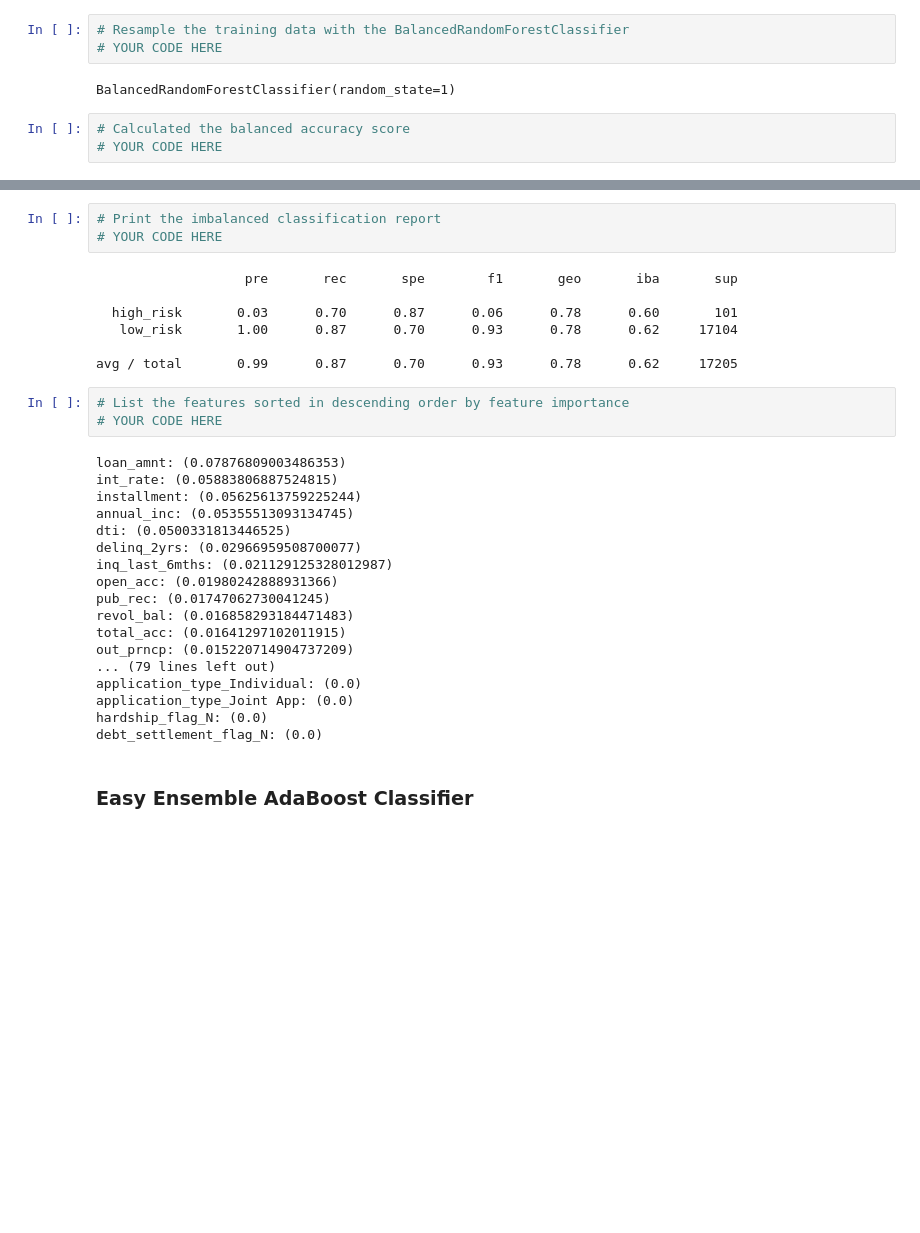
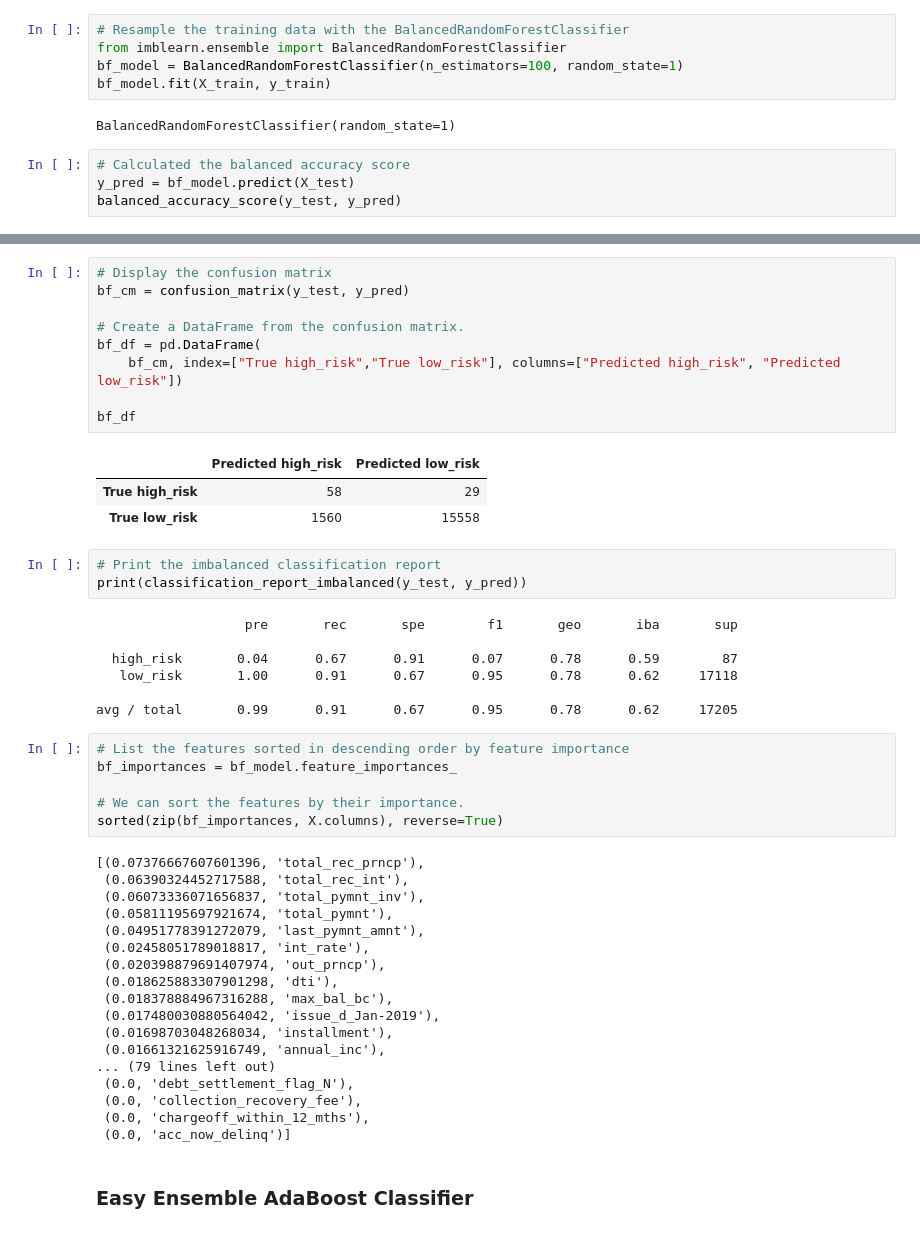
Before and after one commit to chris-bly/Credit_Risk_Analysis, a Jupyter notebook: credit_risk_ensemble.ipynb, the cells around one changed output, grey strips where cells are left out. Cells and saved outputs as stored; diff of their text form; blank space fills up the shorter version.

```diff
--- a/credit_risk_ensemble.ipynb
+++ b/credit_risk_ensemble.ipynb
@@ -130,10 +138,13 @@ Note: Use a random state of 1 for each algorithm to ensure consistency between t
 ### Balanced Random Forest Classifier
 # %%
 # Resample the training data with the BalancedRandomForestClassifier
-# YOUR CODE HERE
+from imblearn.ensemble import BalancedRandomForestClassifier
+bf_model = BalancedRandomForestClassifier(n_estimators=100, random_state=1)
+bf_model.fit(X_train, y_train)
 # %% [output]
 BalancedRandomForestClassifier(random_state=1)
 # %%
 # Calculated the balanced accuracy score
-# YOUR CODE HERE
+y_pred = bf_model.predict(X_test)
+balanced_accuracy_score(y_test, y_pred)
 # %% [output]
@@ -147,33 +152,49 @@ array([[   71,    30],
+# %%
+# Display the confusion matrix
+bf_cm = confusion_matrix(y_test, y_pred)
+
+# Create a DataFrame from the confusion matrix.
+bf_df = pd.DataFrame(
+    bf_cm, index=["True high_risk","True low_risk"], columns=["Predicted high_risk", "Predicted low_risk"])
+
+bf_df
+# %% [output]
+|  | Predicted high_risk | Predicted low_risk |
+| True high_risk | 58 | 29 |
+| True low_risk | 1560 | 15558 |
 # %%
 # Print the imbalanced classification report
-# YOUR CODE HERE
+print(classification_report_imbalanced(y_test, y_pred))
 # %% [output]
                    pre       rec       spe        f1       geo       iba       sup
 
-  high_risk       0.03      0.70      0.87      0.06      0.78      0.60       101
-   low_risk       1.00      0.87      0.70      0.93      0.78      0.62     17104
+  high_risk       0.04      0.67      0.91      0.07      0.78      0.59        87
+   low_risk       1.00      0.91      0.67      0.95      0.78      0.62     17118
 
-avg / total       0.99      0.87      0.70      0.93      0.78      0.62     17205
+avg / total       0.99      0.91      0.67      0.95      0.78      0.62     17205
 # %%
 # List the features sorted in descending order by feature importance
-# YOUR CODE HERE
+bf_importances = bf_model.feature_importances_
+
+# We can sort the features by their importance.
+sorted(zip(bf_importances, X.columns), reverse=True)
 # %% [output]
-loan_amnt: (0.07876809003486353)
-int_rate: (0.05883806887524815)
-installment: (0.05625613759225244)
-annual_inc: (0.05355513093134745)
-dti: (0.0500331813446525)
-delinq_2yrs: (0.02966959508700077)
-inq_last_6mths: (0.021129125328012987)
-open_acc: (0.01980242888931366)
-pub_rec: (0.01747062730041245)
-revol_bal: (0.016858293184471483)
-total_acc: (0.01641297102011915)
-out_prncp: (0.015220714904737209)
+[(0.07376667607601396, 'total_rec_prncp'),
+ (0.06390324452717588, 'total_rec_int'),
+ (0.06073336071656837, 'total_pymnt_inv'),
+ (0.05811195697921674, 'total_pymnt'),
+ (0.04951778391272079, 'last_pymnt_amnt'),
+ (0.02458051789018817, 'int_rate'),
+ (0.020398879691407974, 'out_prncp'),
+ (0.018625883307901298, 'dti'),
+ (0.018378884967316288, 'max_bal_bc'),
+ (0.017480030880564042, 'issue_d_Jan-2019'),
+ (0.01698703048268034, 'installment'),
+ (0.01661321625916749, 'annual_inc'),
 ... (79 lines left out)
-application_type_Individual: (0.0)
-application_type_Joint App: (0.0)
-hardship_flag_N: (0.0)
-debt_settlement_flag_N: (0.0)
+ (0.0, 'debt_settlement_flag_N'),
+ (0.0, 'collection_recovery_fee'),
+ (0.0, 'chargeoff_within_12_mths'),
+ (0.0, 'acc_now_delinq')]
 # %% [markdown]
 ### Easy Ensemble AdaBoost Classifier
```
Also changed, not shown: parts of 10 cells of this notebook.
